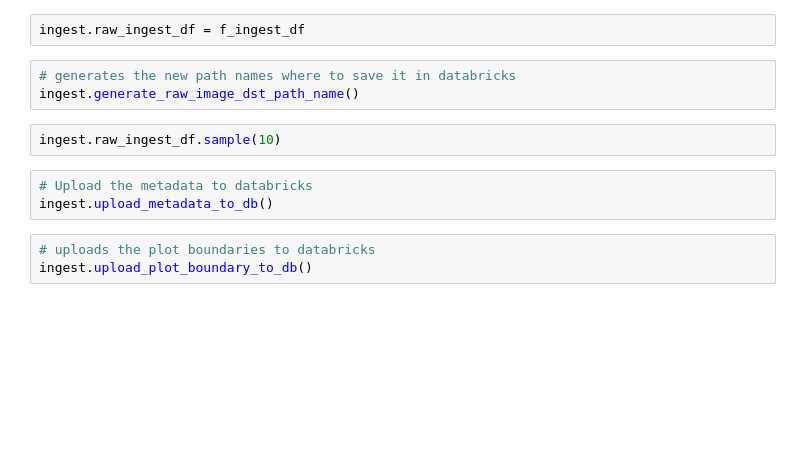
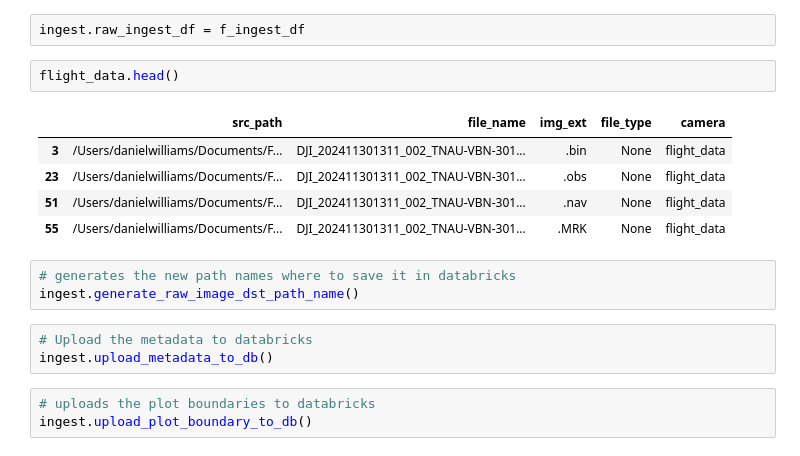
Before and after one commit to AgDMALabs-Public/ag-vision-dataops, a Jupyter notebook: examples/drone_data/upload_drone_data_to_databricks.ipynb, the cells around one changed output. Saved outputs shown, nothing was run; the diff lists cells and outputs as text; blank space fills up the shorter version.

```diff
--- a/examples/drone_data/upload_drone_data_to_databricks.ipynb
+++ b/examples/drone_data/upload_drone_data_to_databricks.ipynb
@@ -115,10 +150,16 @@ f_ingest_df = pd.concat(f_ingest_df_list)
 # %%
 ingest.raw_ingest_df = f_ingest_df
+# %%
+flight_data.head()
+# %% [output]
+|  | src_path | file_name | img_ext | file_type | camera |
+| 3 | /Users/danielwilliams/Documents/F... | DJI_202411301311_002_TNAU-VBN-301... | .bin | None | flight_data |
+| 23 | /Users/danielwilliams/Documents/F... | DJI_202411301311_002_TNAU-VBN-301... | .obs | None | flight_data |
+| 51 | /Users/danielwilliams/Documents/F... | DJI_202411301311_002_TNAU-VBN-301... | .nav | None | flight_data |
+| 55 | /Users/danielwilliams/Documents/F... | DJI_202411301311_002_TNAU-VBN-301... | .MRK | None | flight_data |
 # %%
 # generates the new path names where to save it in databricks
 ingest.generate_raw_image_dst_path_name()
-# %%
-ingest.raw_ingest_df.sample(10)
 # %%
 # Upload the metadata to databricks
 ingest.upload_metadata_to_db()
```
Also changed, not shown: parts of 11 cells of this notebook, 6 other files.
